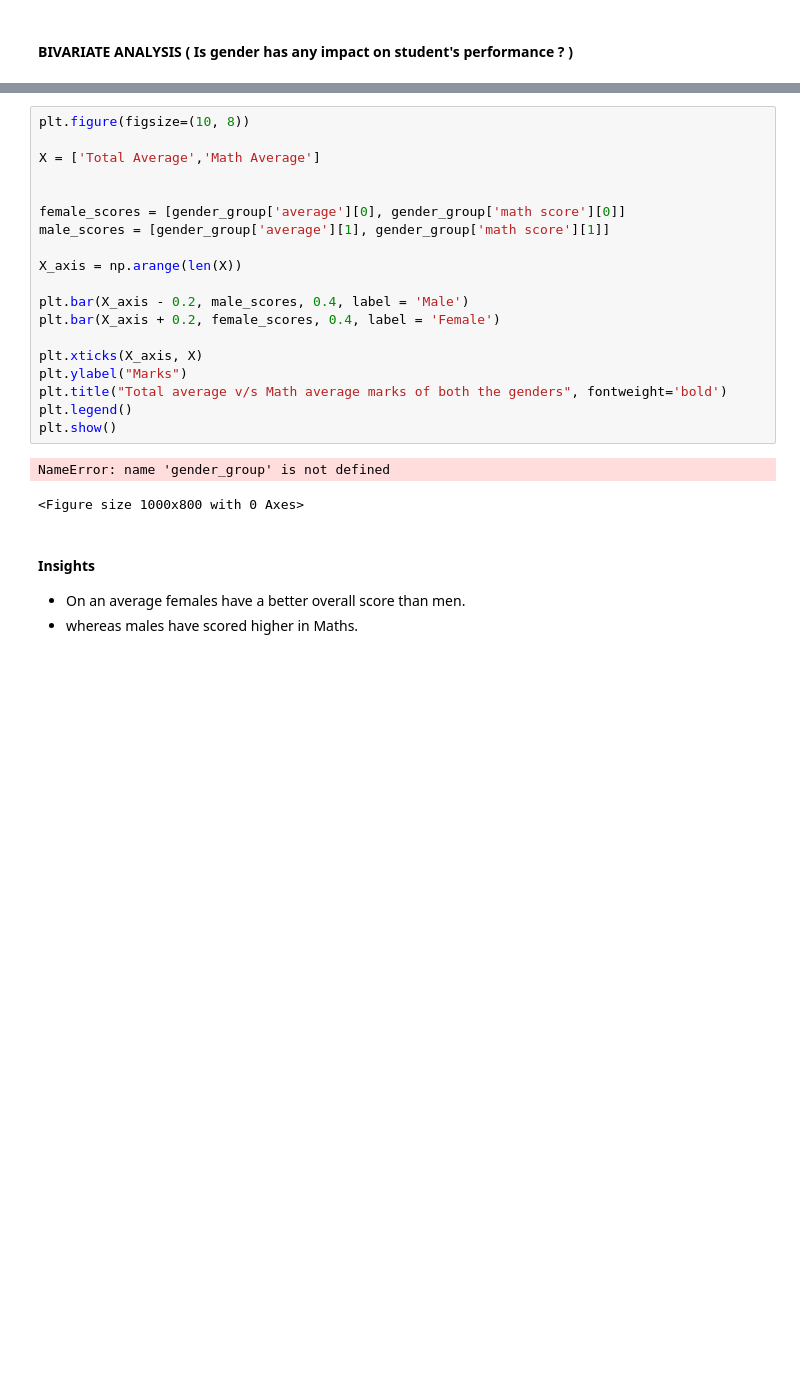
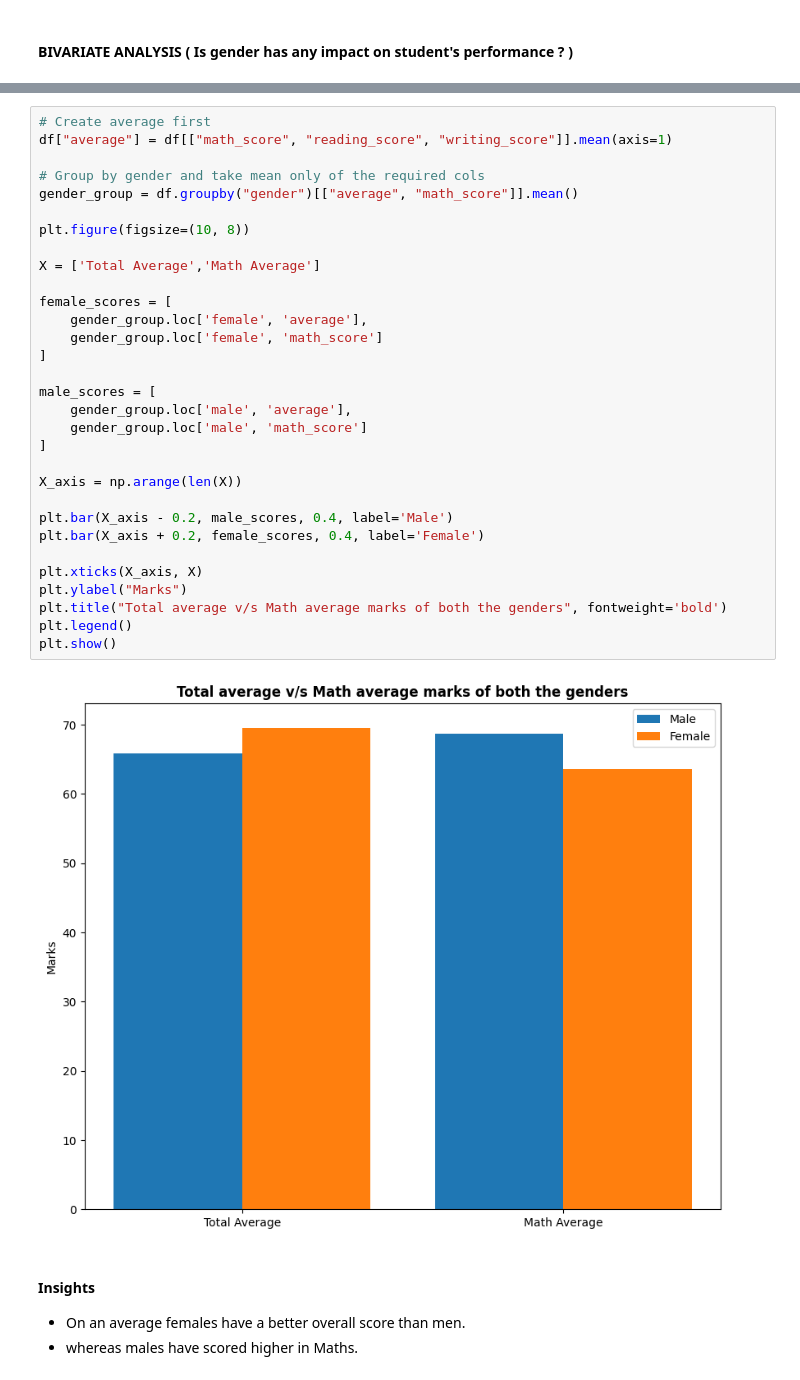
Before and after one commit to Muheet-Bhat/MLProject01, a Jupyter notebook: notebook/1 . EDA STUDENT PERFORMANCE .ipynb, the cells around one changed output, grey strips where cells are left out. Drawn from its saved outputs; the diff is of its cells as text; blank space fills up the shorter version.

```diff
--- a/notebook/1 . EDA STUDENT PERFORMANCE .ipynb
+++ b/notebook/1 . EDA STUDENT PERFORMANCE .ipynb
@@ -446,25 +445,36 @@ TypeError: agg function failed [how->mean,dtype->object]
 # %%
+# Create average first
+df["average"] = df[["math_score", "reading_score", "writing_score"]].mean(axis=1)
+
+# Group by gender and take mean only of the required cols
+gender_group = df.groupby("gender")[["average", "math_score"]].mean()
+
 plt.figure(figsize=(10, 8))
 
 X = ['Total Average','Math Average']
 
+female_scores = [
+    gender_group.loc['female', 'average'],
+    gender_group.loc['female', 'math_score']
+]
 
-female_scores = [gender_group['average'][0], gender_group['math score'][0]]
-male_scores = [gender_group['average'][1], gender_group['math score'][1]]
+male_scores = [
+    gender_group.loc['male', 'average'],
+    gender_group.loc['male', 'math_score']
+]
 
 X_axis = np.arange(len(X))
 
-plt.bar(X_axis - 0.2, male_scores, 0.4, label = 'Male')
-plt.bar(X_axis + 0.2, female_scores, 0.4, label = 'Female')
+plt.bar(X_axis - 0.2, male_scores, 0.4, label='Male')
+plt.bar(X_axis + 0.2, female_scores, 0.4, label='Female')
 
 plt.xticks(X_axis, X)
 plt.ylabel("Marks")
 plt.title("Total average v/s Math average marks of both the genders", fontweight='bold')
 plt.legend()
 plt.show()
 # %% [output]
-NameError: name 'gender_group' is not defined
-<Figure size 1000x800 with 0 Axes>
+[figure, added]
 # %% [markdown]
 #### Insights
 - On an average females have a better overall score than men.
```
Also changed, not shown: parts of 13 cells of this notebook.
